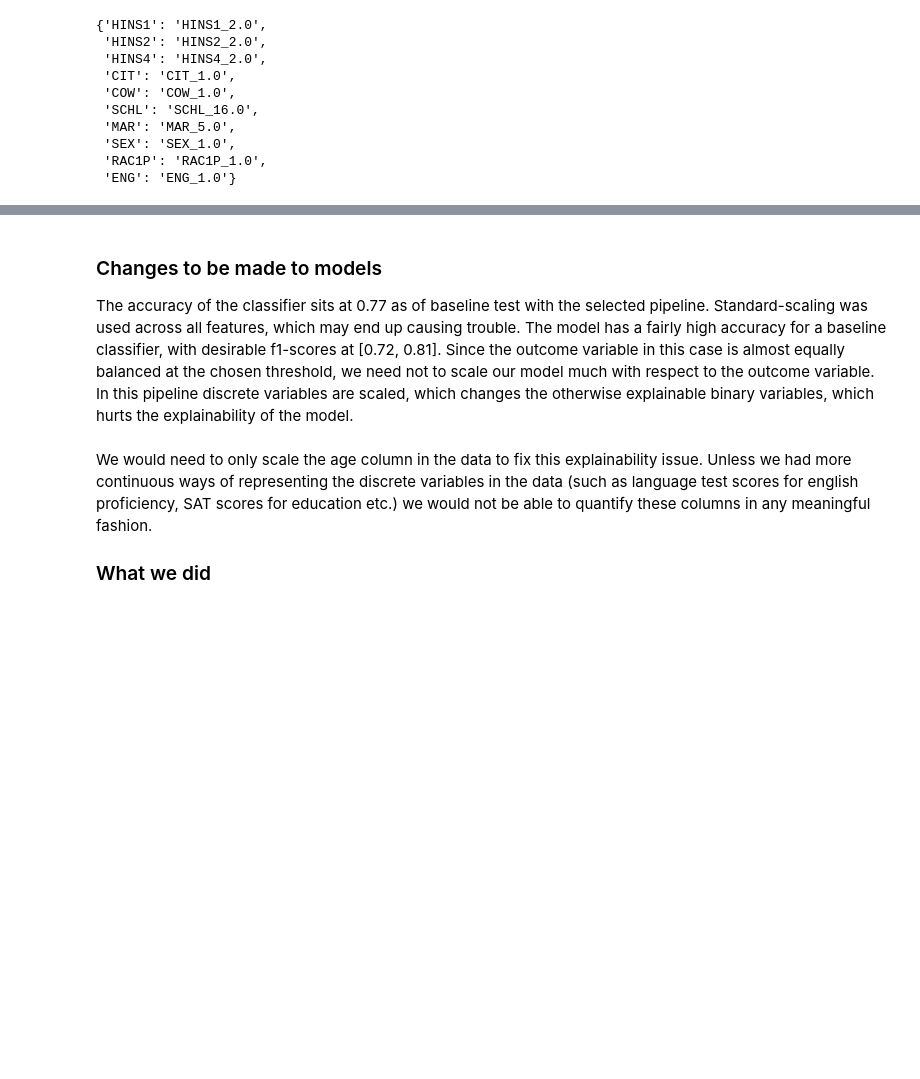
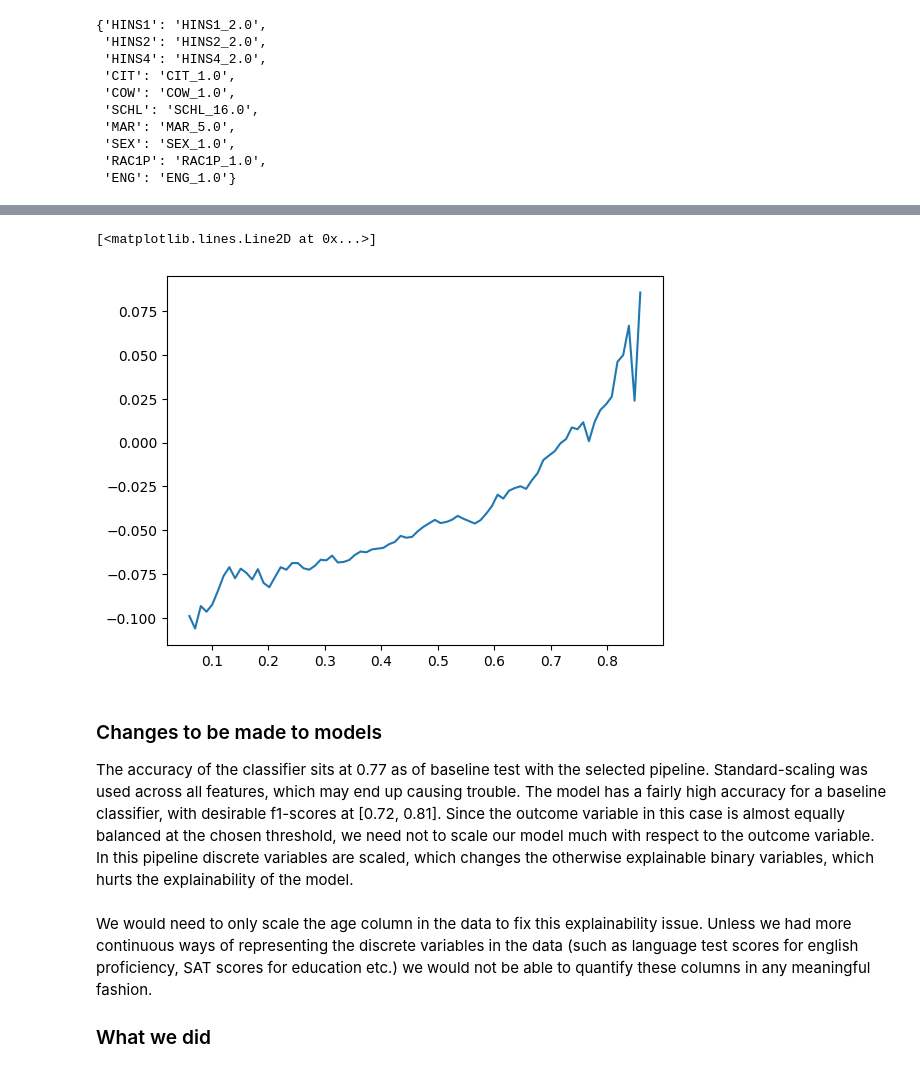
Before and after one commit to Steinar-Slette/AF_mandatory, a Jupyter notebook: notebooks/equalized_outcomes.ipynb, the cells around one changed output, grey strips where cells are left out. Saved outputs shown, nothing was run; the diff lists cells and outputs as text; code cells hidden in the pictures; blank space fills up the shorter version.

```diff
--- a/notebooks/equalized_outcomes.ipynb
+++ b/notebooks/equalized_outcomes.ipynb
@@ -138,6 +143,23 @@ def evaluate_pipeline(pipeline, X_train, y_train, X_test, y_test, threshold1, th
     preds_s1 = scores_s1 > threshold1
     preds_s2 = scores_s2 > threshold2
     return pipeline
+# %%
+def minimize_odd_diff(scores_1, scores_2, k):
+    x = np.linspace(0, 1, k)
+    fpr_diff = []
+    tpr_diff = []
+    for i in x:
+        preds_s1 = scores_1 >= i
+        preds_s2 = scores_2 >= i
+        tn1, fp1, fn1, tp1 = confusion_matrix(preds_s1, true_s1).ravel()
+        tn2, fp2, fn2, tp2 = confusion_matrix(preds_s2, true_s2).ravel()
+        fpr1 = fp1 / (fp1 + tn1)
+        tpr1 = tp1 / (tp1 + fn1)
+        fpr2 = fp2 / (fp2 + tn2)
+        tpr2 = tp2 / (tp2 + fn2)
+        fpr_diff.append(abs(fpr1 - fpr2))
+        tpr_diff.append(abs(tpr1 - tpr2))
+    return fpr_diff, tpr_diff, x
 # %%
 # Needed to make sure logisric regression converges
 X_train['AGEP'] = MinMaxScaler().fit_transform(X_train[['AGEP']])
@@ -238,3 +362,9 @@ Statistical parity:  0.1652262399429435
+# %%
+balls3 = (np.array(balls1) - np.array(balls2))
+plt.plot(x, balls3)
+# %% [output]
+[<matplotlib.lines.Line2D at 0x...>]
+[figure, added]
 # %% [markdown]
 ### Changes to be made to models
 The accuracy of the classifier sits at 0.77 as of baseline test with the selected pipeline. Standard-scaling was used across all features, which may end up causing trouble. The model has a fairly high accuracy for a baseline classifier, with desirable f1-scores at [0.72, 0.81]. Since the outcome variable in this case is almost equally balanced at the chosen threshold, we need not to scale our model much with respect to the outcome variable. In this pipeline discrete variables are scaled, which changes the otherwise explainable binary variables, which hurts the explainability of the model. <br>
```
Also changed, not shown: parts of 5 cells of this notebook.
